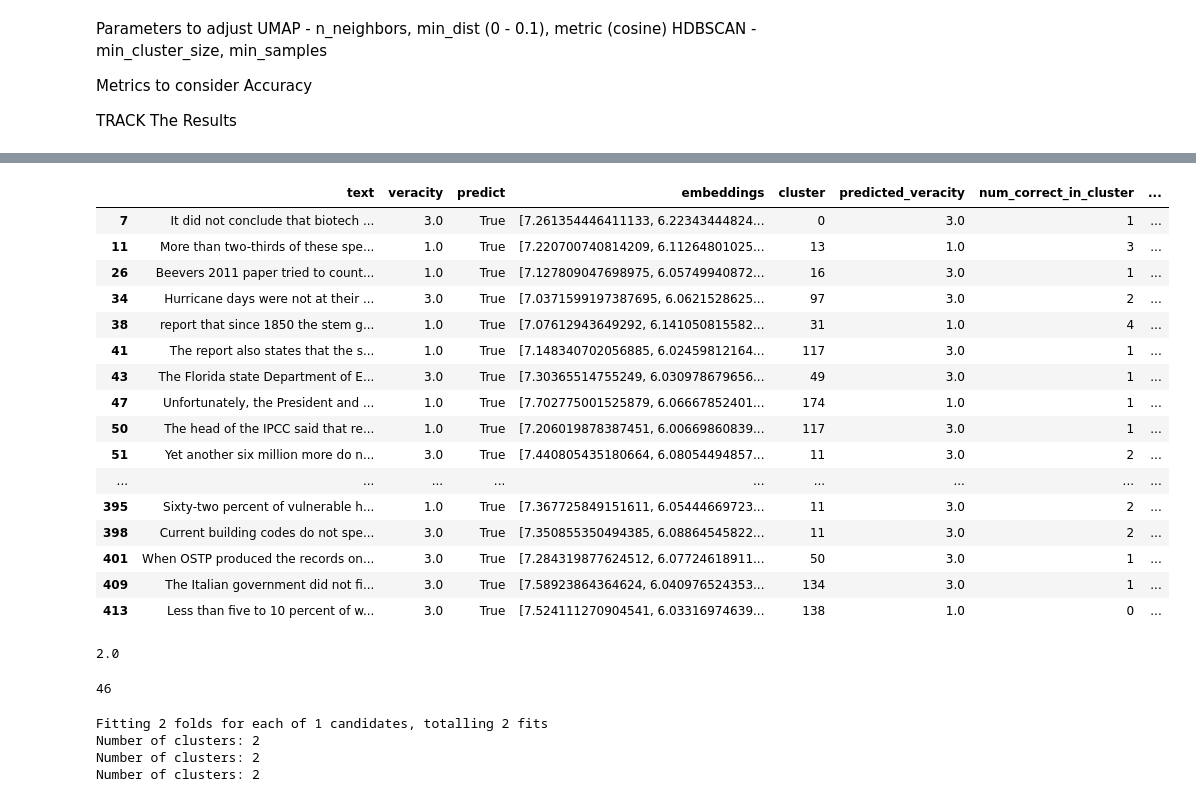
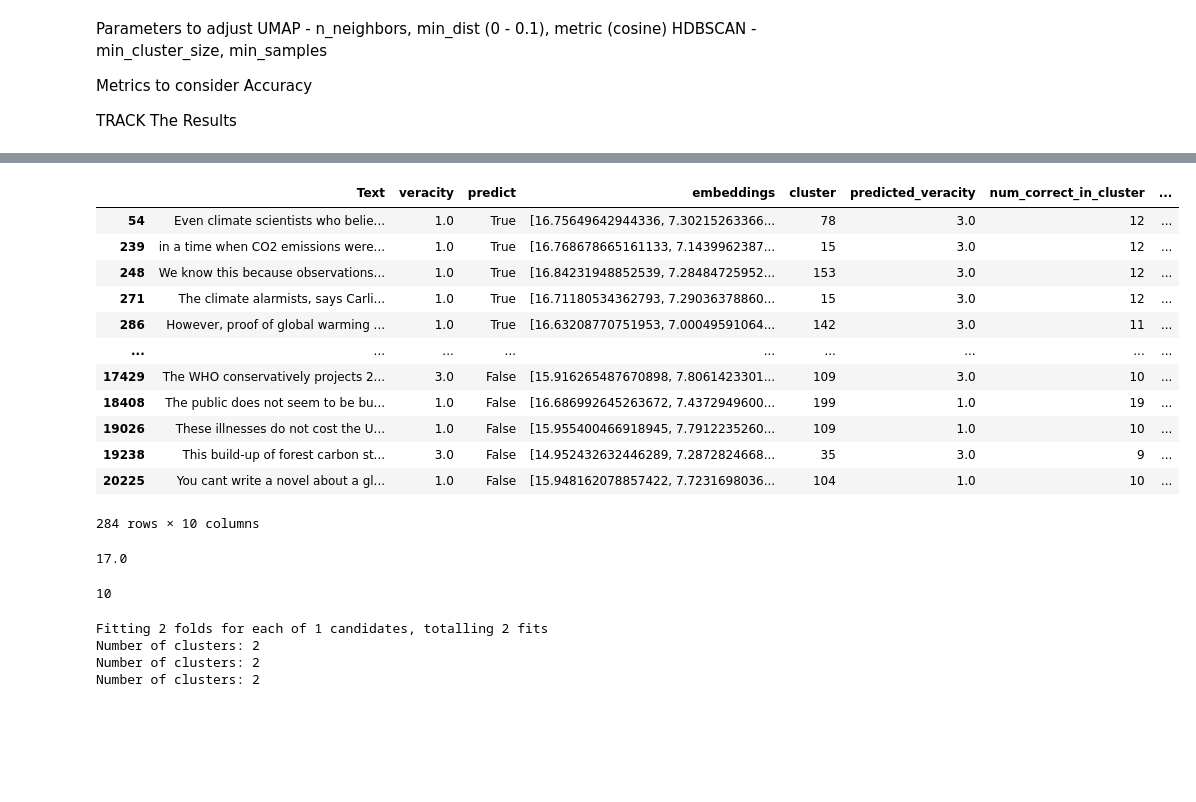
Before and after one commit to Vinayak-Kannan/FactChecker-V3, a Jupyter notebook: Testing/Test Output/hyperparameter_selection.ipynb, the cells around one changed output, grey strips where cells are left out. Saved outputs shown, nothing was run; the diff lists cells and outputs as text; code cells hidden in the pictures; blank space fills up the shorter version.

```diff
--- a/Testing/Test Output/hyperparameter_selection.ipynb
+++ b/Testing/Test Output/hyperparameter_selection.ipynb
@@ -60,9 +50,9 @@ Name: count, dtype: int64
 # %%
 parameters = {
-    'min_cluster_size': [2],
-    'min_samples': [1],
+    'min_cluster_size': [10],
+    'min_samples': [10],
     # 'n_neighbors': [int(train_df.shape[0] - 2) * 0.15], #[400],
-    'min_dist': [0],
+    'min_dist': [0.1],
     'num_components': [100],
     'no_umap': [False],
     'k': [15],
@@ -79,14 +69,15 @@ percentages = [0.5]
 results = []
 for percentage in percentages:
     data_loader = DataLoader(percentage)
-    # train_df, test_df = data_loader.create_train_test_df(True, True, False)
-    train_df, test_df = data_loader.create_large_train_test_df()
+    # train_df, test_df = data_loader.create_train_test_df(False, True, True)
+    # train_df, test_df = data_loader.create_large_train_test_df(remove_synthetic_data=True)
+    train_df, test_df = data_loader.create_matched_large_df(False)
     # Sample 0.05 of the data
-    train_df = train_df.sample(frac=0.05)
-    test_df = test_df.sample(frac=0.05)
+    # train_df = train_df.sample(frac=0.05)
+    # test_df = test_df.sample(frac=0.05)
     cluster_predict_object = ClusterAndPredict(train_df=train_df)
     # Parallelism with jobs doesnt work
-    parameters['n_neighbors'] = [int(100)]
+    parameters['n_neighbors'] = [int(train_df.shape[0] - 2)]
     clf = GridSearchCV(cluster_predict_object, parameters, verbose=1, cv=2, refit=True)
     clf.fit(test_df['Text'].tolist(), test_df['Numerical Rating'].tolist())
     # Print best parameters
@@ -129,3 +121,15 @@ cluster_df['cluster'].nunique()
 # %%
-cluster_df
+# Rename 'text' column in cluster_df to 'Text'
+cluster_df = cluster_df.rename(columns={'text': 'Text'})
+train_df, test_df = data_loader.create_large_train_test_df(False)
+# Join the 'Synthetic' column in train_df and test_df on cluster_df using the 'text' column
+# Concatenate train_df and test_df
+combined_df = pd.concat([train_df, test_df])
+
+# Ensure that 'Text' column is of the same data type in both dataframes
+combined_df['Text'] = combined_df['Text'].astype(str)
+cluster_df['Text'] = cluster_df['Text'].astype(str)
+
+# Merge 'Synthetic' column from combined_df to cluster_df
+cluster_df = cluster_df.merge(combined_df[['Text', 'Synthetic']], on='Text', how='left')
 # %% [output]
@@ -145,45 +160,42 @@ cluster_df
 # %%
 # Filter out 4 from cluster_df
 cluster_df = cluster_df[cluster_df['predicted_veracity'] != 4.0]
-cluster_df = cluster_df[cluster_df['total_in_cluster'] != 0.0]
+cluster_df = cluster_df[cluster_df['predicted_veracity'] != 5.0]
+cluster_df = cluster_df[cluster_df['cluster'] != -1]
 # Filter cluster_df to be the first row per cluster
 clusters_unique = cluster_df.groupby('cluster').first().reset_index()
 # Calculate the cutoff for the top 50% of clusters by count
 cutoff = clusters_unique['total_in_cluster'].quantile(0.5)
 # Filter the clusters that are in the top 50%
 top_clusters = clusters_unique[clusters_unique['total_in_cluster'] > cutoff]
 # Get the top 10 lowest 'cluster_accuracy' clusters
 top_clusters = top_clusters.nsmallest(10, 'cluster_accuracy', keep='all')
 # Filter cluster_df to be the top clusters
 top_cluster_df = cluster_df[cluster_df['cluster'].isin(top_clusters['cluster'])]
 top_cluster_df
 # %% [output]
-|  | text | veracity | predict | embeddings | cluster | predicted_veracity | num_correct_in_cluster | ... |
-| 7 | It did not conclude that biotech ... | 3.0 | True | [7.261354446411133, 6.22343444824... | 0 | 3.0 | 1 | ... |
-| 11 | More than two-thirds of these spe... | 1.0 | True | [7.220700740814209, 6.11264801025... | 13 | 1.0 | 3 | ... |
-| 26 | Beevers 2011 paper tried to count... | 1.0 | True | [7.127809047698975, 6.05749940872... | 16 | 3.0 | 1 | ... |
-| 34 | Hurricane days were not at their ... | 3.0 | True | [7.0371599197387695, 6.0621528625... | 97 | 3.0 | 2 | ... |
-| 38 | report that since 1850 the stem g... | 1.0 | True | [7.07612943649292, 6.141050815582... | 31 | 1.0 | 4 | ... |
-| 41 | The report also states that the s... | 1.0 | True | [7.148340702056885, 6.02459812164... | 117 | 3.0 | 1 | ... |
-| 43 | The Florida state Department of E... | 3.0 | True | [7.30365514755249, 6.030978679656... | 49 | 3.0 | 1 | ... |
-| 47 | Unfortunately, the President and ... | 1.0 | True | [7.702775001525879, 6.06667852401... | 174 | 1.0 | 1 | ... |
-| 50 | The head of the IPCC said that re... | 1.0 | True | [7.206019878387451, 6.00669860839... | 117 | 3.0 | 1 | ... |
-| 51 | Yet another six million more do n... | 3.0 | True | [7.440805435180664, 6.08054494857... | 11 | 3.0 | 2 | ... |
+|  | Text | veracity | predict | embeddings | cluster | predicted_veracity | num_correct_in_cluster | ... |
+| 54 | Even climate scientists who belie... | 1.0 | True | [16.75649642944336, 7.30215263366... | 78 | 3.0 | 12 | ... |
+| 239 | in a time when CO2 emissions were... | 1.0 | True | [16.768678665161133, 7.1439962387... | 15 | 3.0 | 12 | ... |
+| 248 | We know this because observations... | 1.0 | True | [16.84231948852539, 7.28484725952... | 153 | 3.0 | 12 | ... |
+| 271 | The climate alarmists, says Carli... | 1.0 | True | [16.71180534362793, 7.29036378860... | 15 | 3.0 | 12 | ... |
+| 286 | However, proof of global warming ... | 1.0 | True | [16.63208770751953, 7.00049591064... | 142 | 3.0 | 11 | ... |
 | ... | ... | ... | ... | ... | ... | ... | ... | ... |
-| 395 | Sixty-two percent of vulnerable h... | 1.0 | True | [7.367725849151611, 6.05444669723... | 11 | 3.0 | 2 | ... |
-| 398 | Current building codes do not spe... | 3.0 | True | [7.350855350494385, 6.08864545822... | 11 | 3.0 | 2 | ... |
-| 401 | When OSTP produced the records on... | 3.0 | True | [7.284319877624512, 6.07724618911... | 50 | 3.0 | 1 | ... |
-| 409 | The Italian government did not fi... | 3.0 | True | [7.58923864364624, 6.040976524353... | 134 | 3.0 | 1 | ... |
-| 413 | Less than five to 10 percent of w... | 3.0 | True | [7.524111270904541, 6.03316974639... | 138 | 1.0 | 0 | ... |
+| 17429 | The WHO conservatively projects 2... | 3.0 | False | [15.916265487670898, 7.8061423301... | 109 | 3.0 | 10 | ... |
+| 18408 | The public does not seem to be bu... | 1.0 | False | [16.686992645263672, 7.4372949600... | 199 | 1.0 | 19 | ... |
+| 19026 | These illnesses do not cost the U... | 1.0 | False | [15.955400466918945, 7.7912235260... | 109 | 1.0 | 10 | ... |
+| 19238 | This build-up of forest carbon st... | 3.0 | False | [14.952432632446289, 7.2872824668... | 35 | 3.0 | 9 | ... |
+| 20225 | You cant write a novel about a gl... | 1.0 | False | [15.948162078857422, 7.7231698036... | 104 | 1.0 | 10 | ... |
+284 rows × 10 columns
 # %%
 cutoff
 # %% [output]
-2.0
+17.0
 # %%
 # Count number of cluster in top_cluster_df
 top_cluster_df['cluster'].nunique()
 # %% [output]
-46
+10
 # %%
 cluster_predict_object = ClusterAndPredict(train_df=train_df)
 # Parallelism with jobs doesnt work
```
Also changed, not shown: parts of 9 cells of this notebook, 6 other files.
